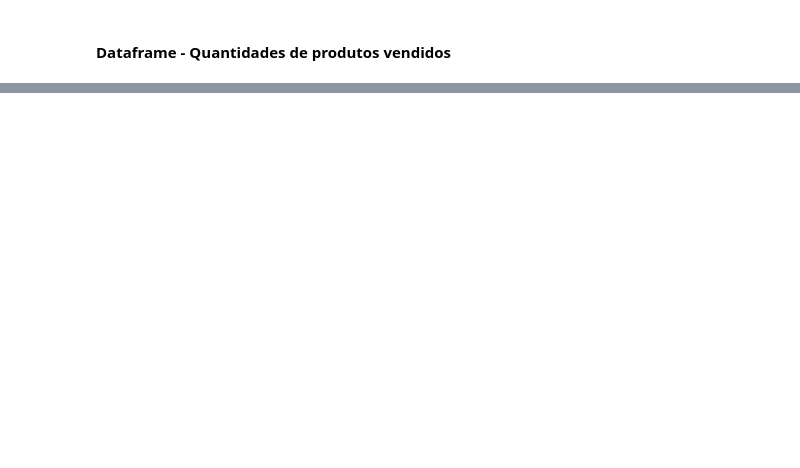
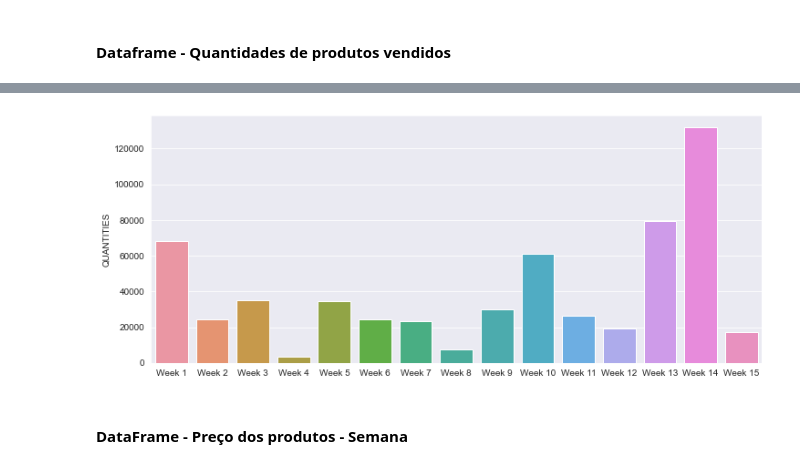
Before and after one commit to augustoanastacio/Projeto3-DT, a Jupyter notebook: analysis.ipynb, the cells around one changed output, grey strips where cells are left out. Cells and saved outputs as stored; diff of their text form; code cells hidden in the pictures; blank space fills up the shorter version.

```diff
--- a/analysis.ipynb
+++ b/analysis.ipynb
@@ -34,3 +67,5 @@ def df_to_analysis(all_jsons:list, column_name:str):
+# %%
+sum_all_prods = {f'prod_{i}':'sum' for i in range(20)}
 # %% [markdown]
 #### Dataframe - Quantidades de produtos vendidos
 # %%
@@ -46,0 +82,3 @@ all_sales.head(5)
+# %%
+all_qnt= df_to_analysis(all_jsons=all_jsons, time='week', column_name='qnt')
+all_qnt.head()
@@ -46,0 +106,3 @@ all_sales.head(5)
+# %%
+weekly_qnt= all_qnt.groupby('date', sort=False).agg(sum_all_prods)
+weekly_qnt.head()
@@ -46,0 +117,4 @@ all_sales.head(5)
+# %%
+weekly_qnt_to_boxplot = weekly_qnt.T
+weekly_qnt_to_boxplot=weekly_qnt_to_boxplot.agg({f'Week {i+1}':'sum' for i in range(weeks)}).to_frame().rename(columns={0:'QUANTITIES'})
+weekly_qnt_to_boxplot
@@ -46,0 +138,8 @@ all_sales.head(5)
+# %%
+fig, ax = plt.subplots(figsize=(12, 5))
+sns.barplot(x=weekly_qnt_to_boxplot.index, y=weekly_qnt_to_boxplot['QUANTITIES'])
+sns.set_style('darkgrid')
+# %% [output]
+[figure, added]
+# %% [markdown]
+#### DataFrame - Preço dos produtos - Semana
```
Also changed, not shown: parts of 33 cells of this notebook.
